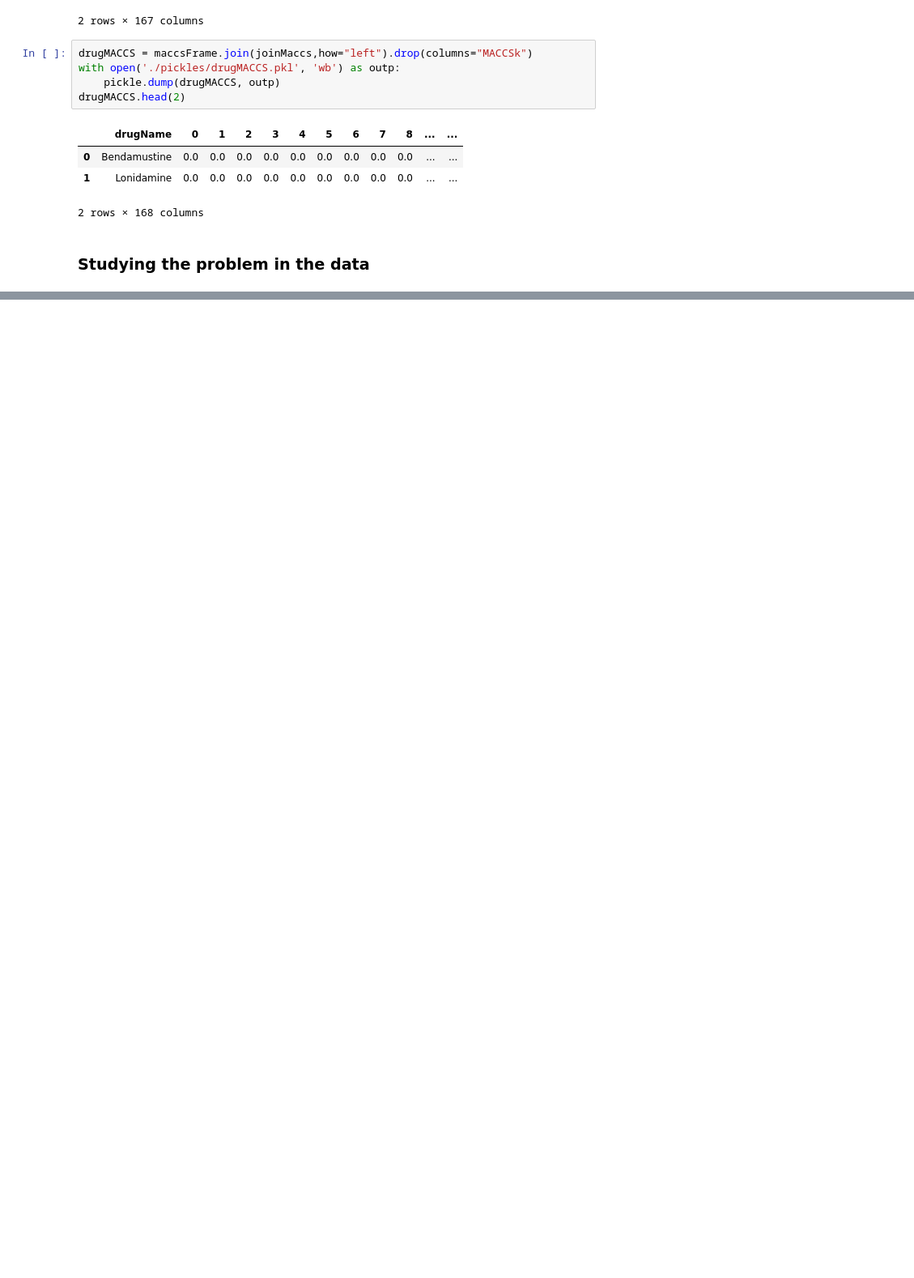
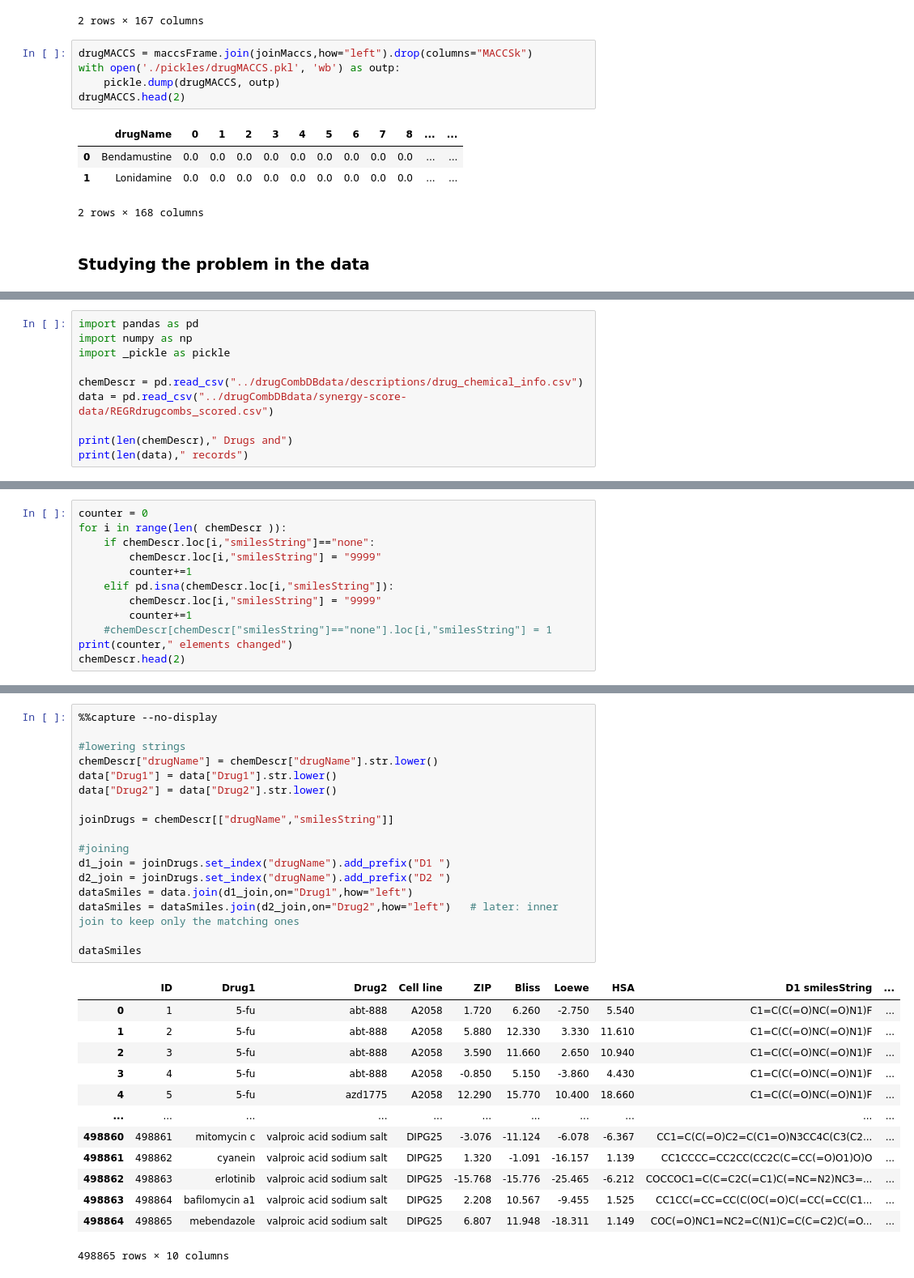
Before and after one commit to stefanhuber1510/marbleProject, a Jupyter notebook: featureSelection/dataStudy.ipynb, the cells around one changed output, grey strips where cells are left out. Shown at 81% size. Drawn from its saved outputs; the diff is of its cells as text; blank space fills up the shorter version.

```diff
--- a/featureSelection/dataStudy.ipynb
+++ b/featureSelection/dataStudy.ipynb
@@ -94,0 +97,10 @@ PRETTYFY - make notes for experiements, explain what does what and why
+# %%
+import pandas as pd
+import numpy as np
+import _pickle as pickle
+
+chemDescr = pd.read_csv("../drugCombDBdata/descriptions/drug_chemical_info.csv")
+data = pd.read_csv("../drugCombDBdata/synergy-score-data/REGRdrugcombs_scored.csv")
+
+print(len(chemDescr)," Drugs and")
+print(len(data)," records")
@@ -94,0 +143,12 @@ PRETTYFY - make notes for experiements, explain what does what and why
+# %%
+counter = 0
+for i in range(len( chemDescr )):
+    if chemDescr.loc[i,"smilesString"]=="none":
+        chemDescr.loc[i,"smilesString"] = "9999"
+        counter+=1
+    elif pd.isna(chemDescr.loc[i,"smilesString"]):
+        chemDescr.loc[i,"smilesString"] = "9999"
+        counter+=1
+    #chemDescr[chemDescr["smilesString"]=="none"].loc[i,"smilesString"] = 1
+print(counter," elements changed")
+chemDescr.head(2)
@@ -94,0 +162,31 @@ PRETTYFY - make notes for experiements, explain what does what and why
+# %%
+%%capture --no-display
+
+#lowering strings
+chemDescr["drugName"] = chemDescr["drugName"].str.lower()
+data["Drug1"] = data["Drug1"].str.lower()
+data["Drug2"] = data["Drug2"].str.lower()
+
+joinDrugs = chemDescr[["drugName","smilesString"]]
+
+#joining
+d1_join = joinDrugs.set_index("drugName").add_prefix("D1 ")
+d2_join = joinDrugs.set_index("drugName").add_prefix("D2 ")
+dataSmiles = data.join(d1_join,on="Drug1",how="left")
+dataSmiles = dataSmiles.join(d2_join,on="Drug2",how="left")   # later: inner join to keep only the matching ones
+
+dataSmiles
+# %% [output]
+|  | ID | Drug1 | Drug2 | Cell line | ZIP | Bliss | Loewe | HSA | D1 smilesString | ... |
+| 0 | 1 | 5-fu | abt-888 | A2058 | 1.720 | 6.260 | -2.750 | 5.540 | C1=C(C(=O)NC(=O)N1)F | ... |
+| 1 | 2 | 5-fu | abt-888 | A2058 | 5.880 | 12.330 | 3.330 | 11.610 | C1=C(C(=O)NC(=O)N1)F | ... |
+| 2 | 3 | 5-fu | abt-888 | A2058 | 3.590 | 11.660 | 2.650 | 10.940 | C1=C(C(=O)NC(=O)N1)F | ... |
+| 3 | 4 | 5-fu | abt-888 | A2058 | -0.850 | 5.150 | -3.860 | 4.430 | C1=C(C(=O)NC(=O)N1)F | ... |
+| 4 | 5 | 5-fu | azd1775 | A2058 | 12.290 | 15.770 | 10.400 | 18.660 | C1=C(C(=O)NC(=O)N1)F | ... |
+| ... | ... | ... | ... | ... | ... | ... | ... | ... | ... | ... |
+| 498860 | 498861 | mitomycin c | valproic acid sodium salt | DIPG25 | -3.076 | -11.124 | -6.078 | -6.367 | CC1=C(C(=O)C2=C(C1=O)N3CC4C(C3(C2... | ... |
+| 498861 | 498862 | cyanein | valproic acid sodium salt | DIPG25 | 1.320 | -1.091 | -16.157 | 1.139 | CC1CCCC=CC2CC(CC2C(C=CC(=O)O1)O)O | ... |
+| 498862 | 498863 | erlotinib | valproic acid sodium salt | DIPG25 | -15.768 | -15.776 | -25.465 | -6.212 | COCCOC1=C(C=C2C(=C1)C(=NC=N2)NC3=... | ... |
+| 498863 | 498864 | bafilomycin a1 | valproic acid sodium salt | DIPG25 | 2.208 | 10.567 | -9.455 | 1.525 | CC1CC(=CC=CC(C(OC(=O)C(=CC(=CC(C1... | ... |
+| 498864 | 498865 | mebendazole | valproic acid sodium salt | DIPG25 | 6.807 | 11.948 | -18.311 | 1.149 | COC(=O)NC1=NC2=C(N1)C=C(C=C2)C(=O... | ... |
+498865 rows × 10 columns
```
Also changed, not shown: parts of 31 cells of this notebook, 2 other files.
